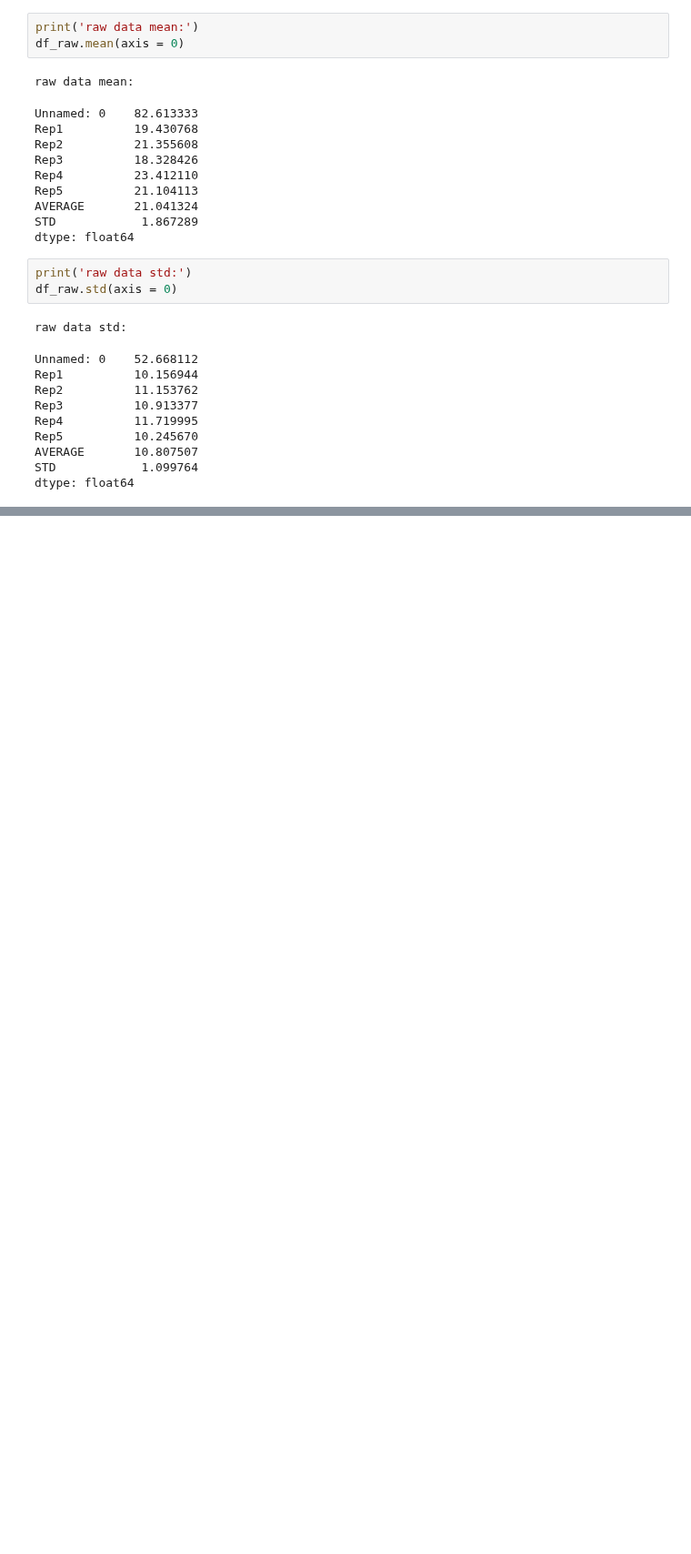
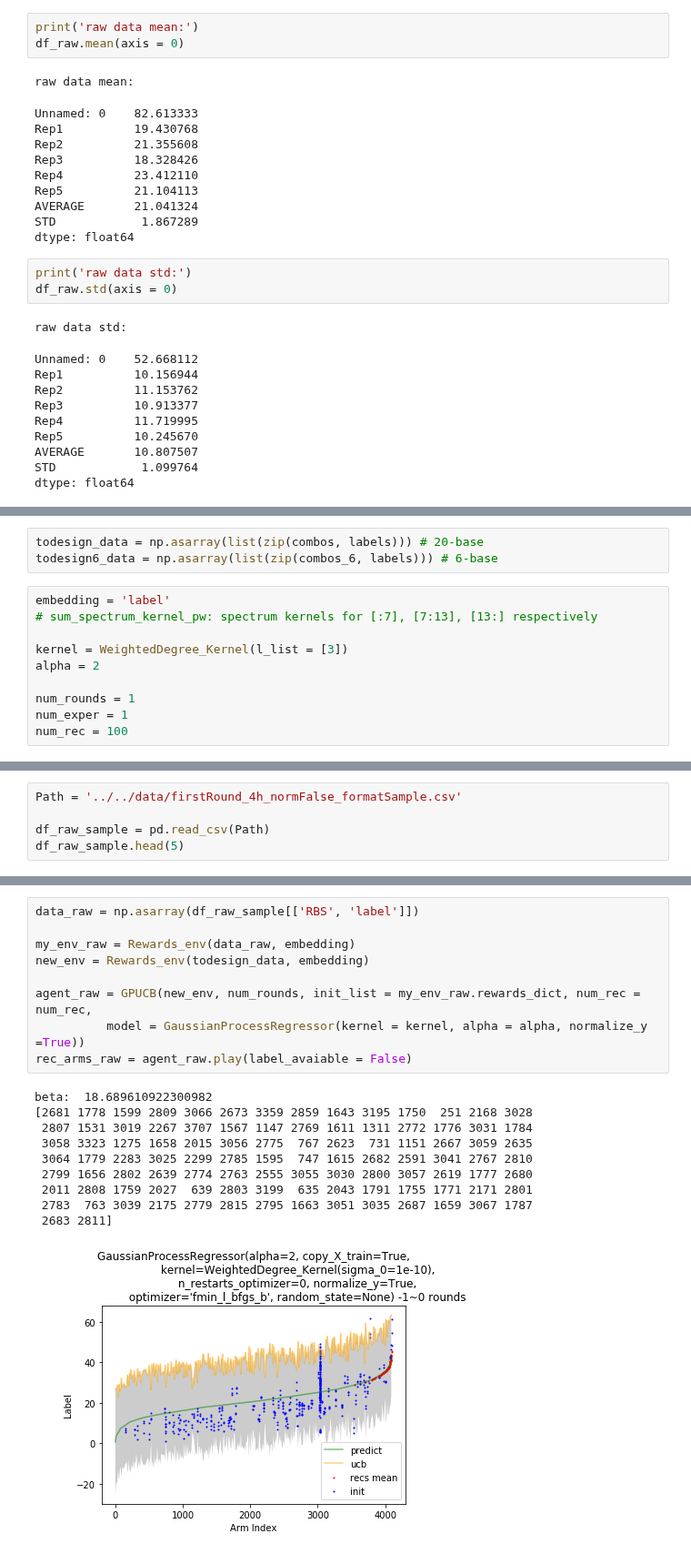
Before and after one commit to mholowko/Solaris, a Jupyter notebook: notebooks/result_analysis/Data_normalisation_check.ipynb, the cells around one changed output, grey strips where cells are left out. Shown at 91% size. Cells and saved outputs as stored; diff of their text form; blank space fills up the shorter version.

```diff
--- a/notebooks/result_analysis/Data_normalisation_check.ipynb
+++ b/notebooks/result_analysis/Data_normalisation_check.ipynb
@@ -114,0 +111,13 @@ Normalised data spearman cor (Rep1 and Rep4/5 does not exist for the same sequen
+# %%
+todesign_data = np.asarray(list(zip(combos, labels))) # 20-base
+todesign6_data = np.asarray(list(zip(combos_6, labels))) # 6-base
+# %%
+embedding = 'label'
+# sum_spectrum_kernel_pw: spectrum kernels for [:7], [7:13], [13:] respectively
+
+kernel = WeightedDegree_Kernel(l_list = [3])
+alpha = 2
+
+num_rounds = 1
+num_exper = 1
+num_rec = 100
@@ -114,0 +126,5 @@ Normalised data spearman cor (Rep1 and Rep4/5 does not exist for the same sequen
+# %%
+Path = '../../data/firstRound_4h_normFalse_formatSample.csv'
+
+df_raw_sample = pd.read_csv(Path)
+df_raw_sample.head(5)
@@ -114,0 +138,20 @@ Normalised data spearman cor (Rep1 and Rep4/5 does not exist for the same sequen
+# %%
+data_raw = np.asarray(df_raw_sample[['RBS', 'label']])
+
+my_env_raw = Rewards_env(data_raw, embedding)
+new_env = Rewards_env(todesign_data, embedding)
+
+agent_raw = GPUCB(new_env, num_rounds, init_list = my_env_raw.rewards_dict, num_rec = num_rec,
+          model = GaussianProcessRegressor(kernel = kernel, alpha = alpha, normalize_y =True))
+rec_arms_raw = agent_raw.play(label_avaiable = False)
+# %% [output]
+beta:  18.689610922300982
+[2681 1778 1599 2809 3066 2673 3359 2859 1643 3195 1750  251 2168 3028
+ 2807 1531 3019 2267 3707 1567 1147 2769 1611 1311 2772 1776 3031 1784
+ 3058 3323 1275 1658 2015 3056 2775  767 2623  731 1151 2667 3059 2635
+ 3064 1779 2283 3025 2299 2785 1595  747 1615 2682 2591 3041 2767 2810
+ 2799 1656 2802 2639 2774 2763 2555 3055 3030 2800 3057 2619 1777 2680
+ 2011 2808 1759 2027  639 2803 3199  635 2043 1791 1755 1771 2171 2801
+ 2783  763 3039 2175 2779 2815 2795 1663 3051 3035 2687 1659 3067 1787
+ 2683 2811]
+[figure, added]
```
Also changed, not shown: parts of 16 cells of this notebook, 4 other files.
